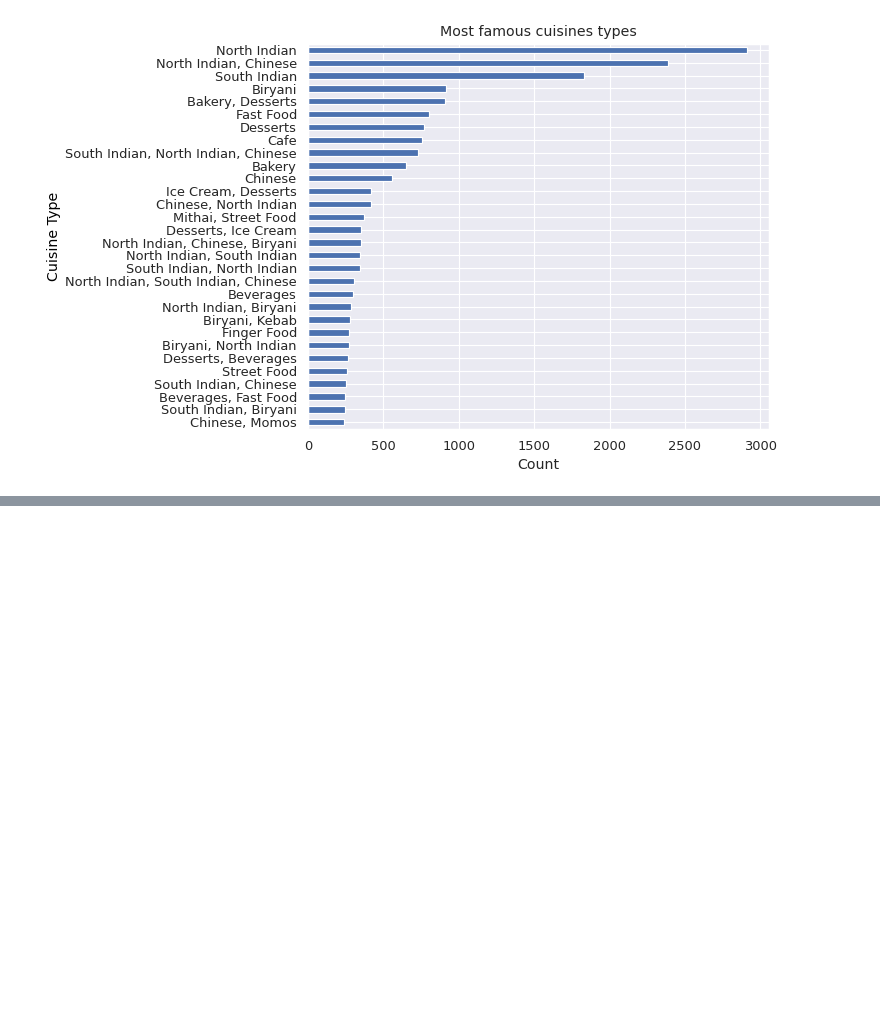
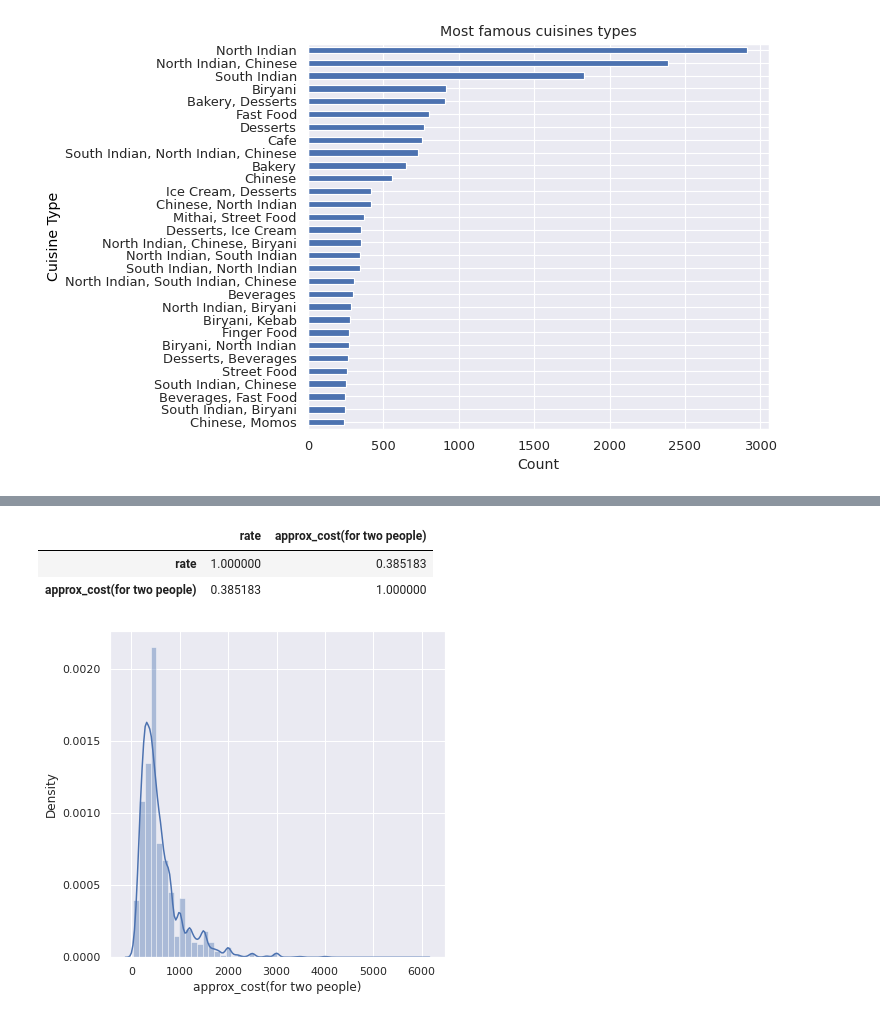
Before and after one commit to harshlohani/zomato-analysis, a Jupyter notebook: zomato_bengaluru.ipynb, the cells around one changed output, grey strips where cells are left out. Cells and saved outputs as stored; diff of their text form; code cells hidden in the pictures; blank space fills up the shorter version.

```diff
--- a/zomato_bengaluru.ipynb
+++ b/zomato_bengaluru.ipynb
@@ -329,0 +473,8 @@ Text(0.5, 0, 'Count')
+# %%
+# FINDING CORRELATION COEFFICIENT
+correlation_df = cost_df.corr()
+correlation_df         # Weak positive correlation of .385 between restaurants ratings and cost for 2 people
+# %% [output]
+|  | rate | approx_cost(for two people) |
+| rate | 1.000000 | 0.385183 |
+| approx_cost(for two people) | 0.385183 | 1.000000 |
@@ -329,0 +483,9 @@ Text(0.5, 0, 'Count')
+# %%
+plt.figure(figsize=(6,6))
+sns.distplot(cost_df['approx_cost(for two people)'])
+plt.show()
+
+# We can see that the distribution if left skewed.
+# This means almost 90 percent of restaurants serve food for budget less than 1000 INR.
+# %% [output]
+[figure, added]
```
Also changed, not shown: parts of 28 cells of this notebook.
